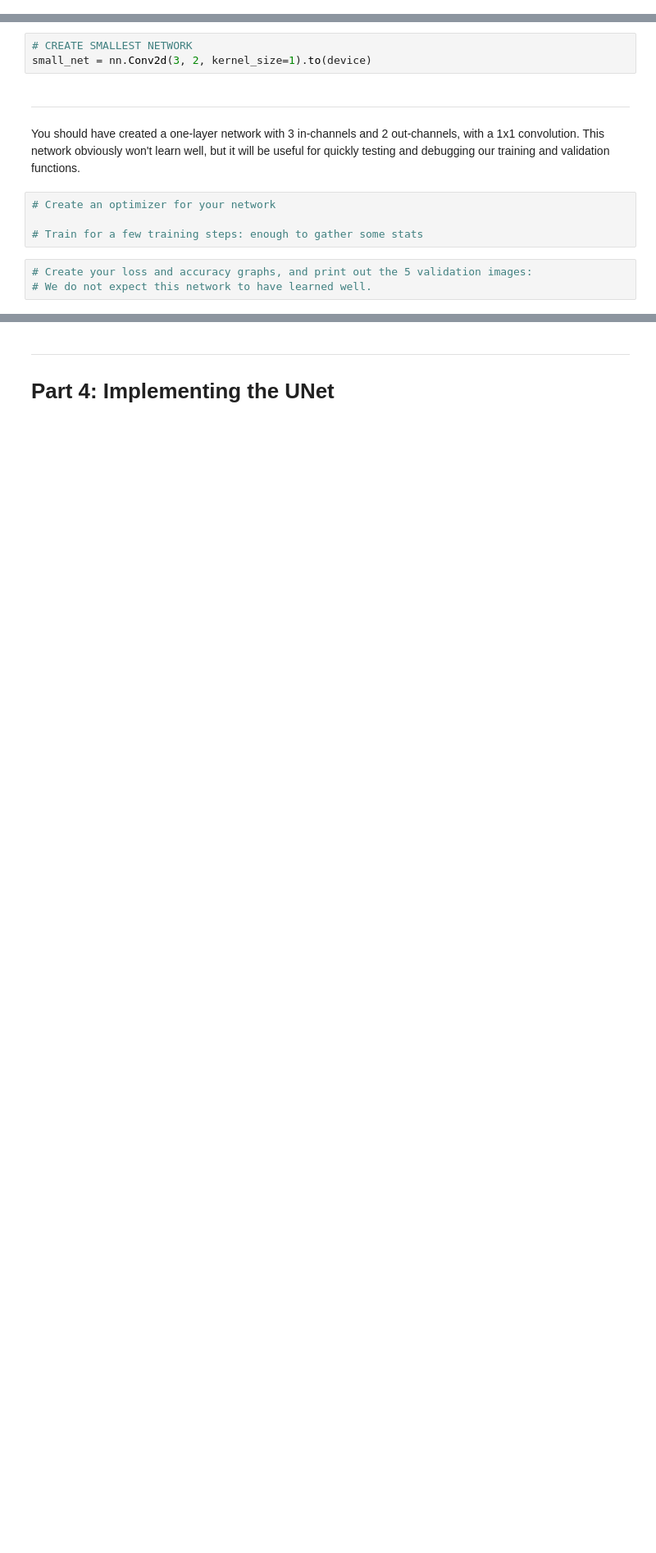
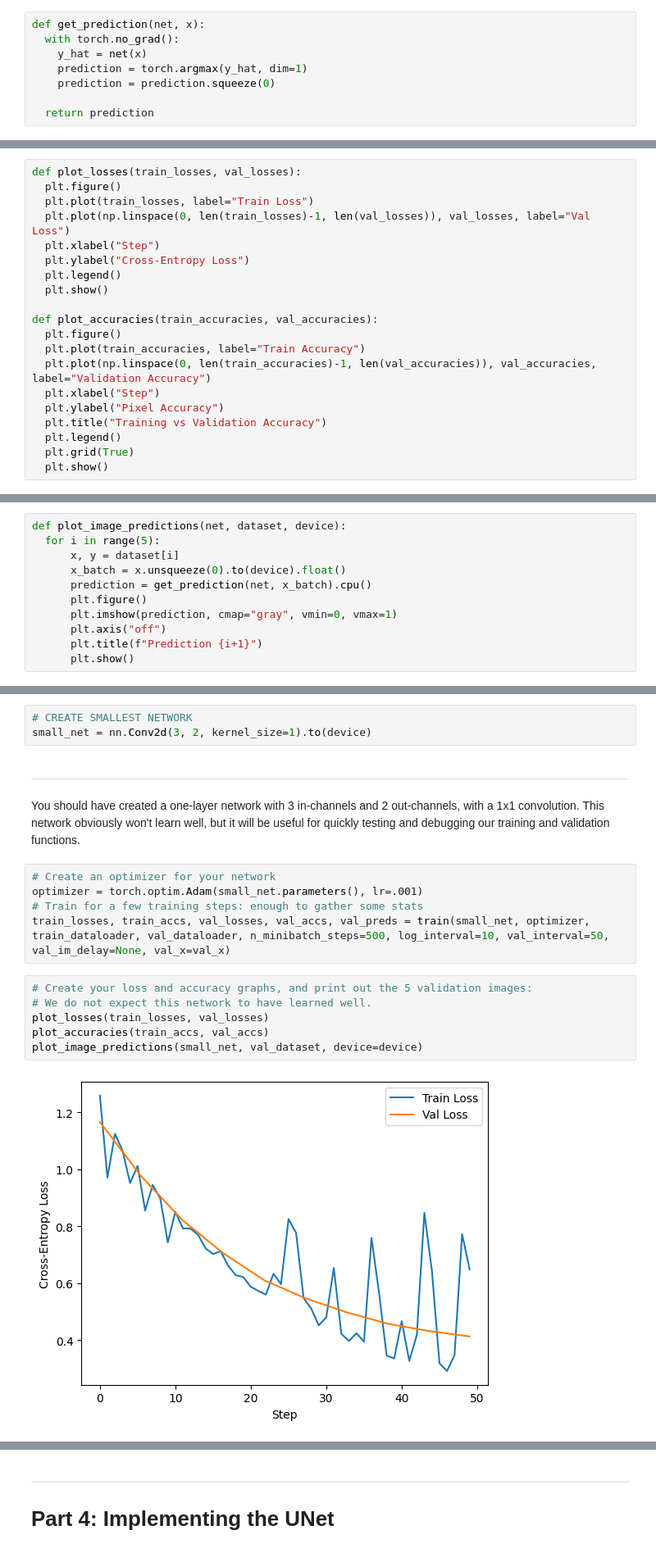
Before and after one commit to qbarger/byu-cs474, a Jupyter notebook: lab4_unets.ipynb, the cells around one changed output, grey strips where cells are left out. Shown at 82% size. Drawn from its saved outputs; the diff is of its cells as text; blank space fills up the shorter version.

```diff
--- a/lab4_unets.ipynb
+++ b/lab4_unets.ipynb
@@ -406,8 +415,47 @@ def get_prediction(net, x):
+# %%
+def get_prediction(net, x):
+  with torch.no_grad():
+    y_hat = net(x)
+    prediction = torch.argmax(y_hat, dim=1)
+    prediction = prediction.squeeze(0)
+
+  return prediction
 # %% [markdown]
 Create a function(s) to plot your training/validation losses on the same plot and your training/validation accuracies on the same plot.
 Label your axes and add a legend to make your plots legible.
+# %%
+def plot_losses(train_losses, val_losses):
+  plt.figure()
+  plt.plot(train_losses, label="Train Loss")
+  plt.plot(np.linspace(0, len(train_losses)-1, len(val_losses)), val_losses, label="Val Loss")
+  plt.xlabel("Step")
+  plt.ylabel("Cross-Entropy Loss")
+  plt.legend()
+  plt.show()
+
+def plot_accuracies(train_accuracies, val_accuracies):
+  plt.figure()
+  plt.plot(train_accuracies, label="Train Accuracy")
+  plt.plot(np.linspace(0, len(train_accuracies)-1, len(val_accuracies)), val_accuracies, label="Validation Accuracy")
+  plt.xlabel("Step")
+  plt.ylabel("Pixel Accuracy")
+  plt.title("Training vs Validation Accuracy")
+  plt.legend()
+  plt.grid(True)
+  plt.show()
 # %% [markdown]
 Create another function to plot 5 image predictions.
+# %%
+def plot_image_predictions(net, dataset, device):
+  for i in range(5):
+      x, y = dataset[i]
+      x_batch = x.unsqueeze(0).to(device).float()
+      prediction = get_prediction(net, x_batch).cpu()
+      plt.figure()
+      plt.imshow(prediction, cmap="gray", vmin=0, vmax=1)
+      plt.axis("off")
+      plt.title(f"Prediction {i+1}")
+      plt.show()
 # %% [markdown]
 ---
 
@@ -439,8 +534,14 @@ small_net = nn.Conv2d(3, 2, kernel_size=1).to(device)
 You should have created a one-layer network with 3 in-channels and 2 out-channels, with a 1x1 convolution. This network obviously won't learn well, but it will be useful for quickly testing and debugging our training and validation functions.
 # %%
 # Create an optimizer for your network
-
+optimizer = torch.optim.Adam(small_net.parameters(), lr=.001)
 # Train for a few training steps: enough to gather some stats
+train_losses, train_accs, val_losses, val_accs, val_preds = train(small_net, optimizer, train_dataloader, val_dataloader, n_minibatch_steps=500, log_interval=10, val_interval=50, val_im_delay=None, val_x=val_x)
 # %%
 # Create your loss and accuracy graphs, and print out the 5 validation images:
 # We do not expect this network to have learned well.
+plot_losses(train_losses, val_losses)
+plot_accuracies(train_accs, val_accs)
+plot_image_predictions(small_net, val_dataset, device=device)
+# %% [output]
+[figure, added]
```
Also changed, not shown: parts of 13 cells of this notebook.
